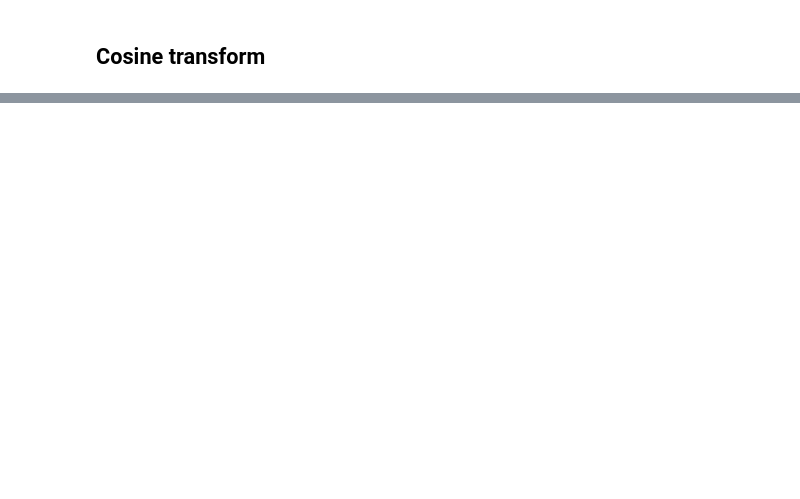
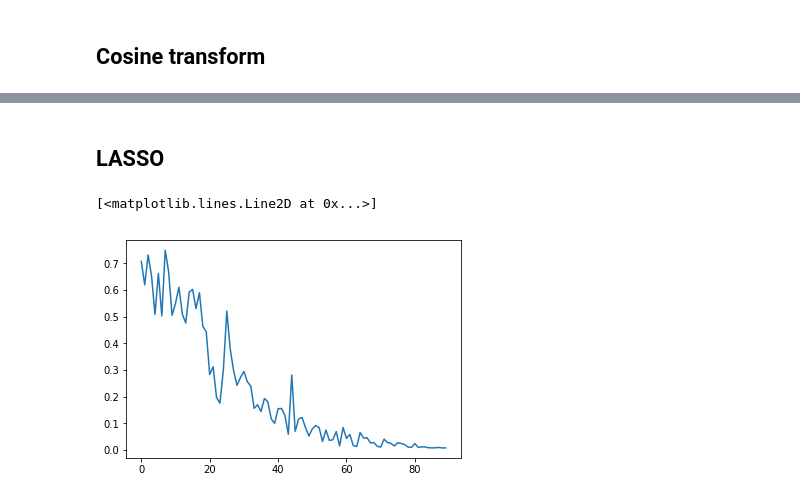
Before and after one commit to ikim-quantum/optimization_sparse, a Jupyter notebook: ceo.ipynb, the cells around one changed output, grey strips where cells are left out. Cells and saved outputs as stored; diff of their text form; code cells hidden in the pictures; blank space fills up the shorter version.

```diff
--- a/ceo.ipynb
+++ b/ceo.ipynb
@@ -274,0 +282,18 @@ plt.legend()
+# %% [markdown]
+## LASSO
+# %%
+cost_record_lasso = []
+cost_record_lasso_time = []
+for m in range(10,itt):
+    rand_indx = np.random.choice(np.arange(itt),m,replace=False)
+    clf = lm.Lasso(alpha=0.00001, max_iter=10000, tol=0.0001,fit_intercept=False)
+#     clf = lm.LassoLars(alpha=0.001,fit_intercept=False)
+    clf.fit(idct_matrix[rand_indx],np.array(Record)[rand_indx])
+    cost_record_lasso.append(np.linalg.norm(rec_ct-clf.coef_))
+    cost_record_lasso_time.append(np.linalg.norm(idct_matrix@clf.coef_-np.array(Record)))
+# %%
+# plt.plot(cost_record_lasso)
+plt.plot(cost_record_lasso_time)
+# %% [output]
+[<matplotlib.lines.Line2D at 0x...>]
+[figure, added]
```
Also changed, not shown: parts of 14 cells of this notebook.
